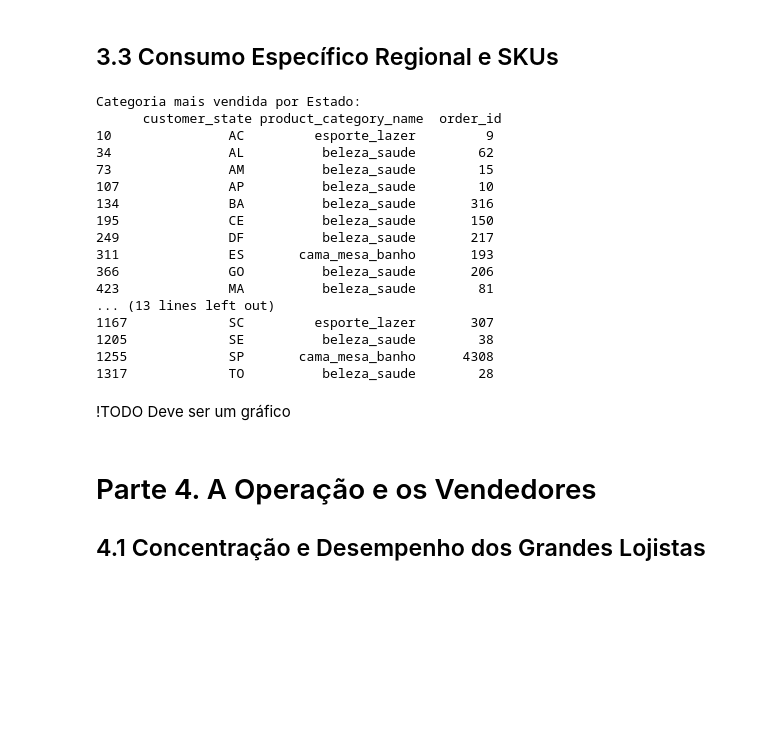
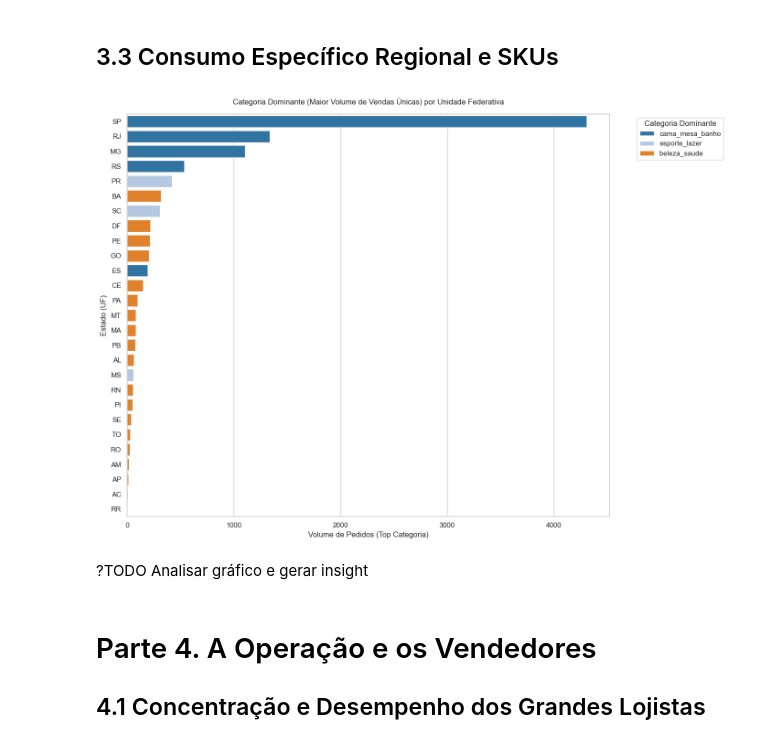
Before and after one commit to NikolasTesch/DesafioRadar, a Jupyter notebook: notebooks/main_analysis.ipynb, the cells around one changed output. Drawn from its saved outputs; the diff is of its cells as text; code cells hidden in the pictures; blank space fills up the shorter version.

```diff
--- a/notebooks/main_analysis.ipynb
+++ b/notebooks/main_analysis.ipynb
@@ -323,30 +345,24 @@ if 'product_photos_qty' in df.columns and 'review_score' in df.columns:
 # %%
 # Categoria com maior interesse por estado
 if 'customer_state' in df.columns and 'product_category_name' in df.columns:
     cat_uf = df.groupby(['customer_state', 'product_category_name'])['order_id'].nunique().reset_index()
     cat_uf = cat_uf.sort_values(['customer_state', 'order_id'], ascending=[True, False])
     top_cat_uf = cat_uf.groupby('customer_state').head(1)
-    print("\nCategoria mais vendida por Estado:\n", top_cat_uf)
+    top_cat_uf = top_cat_uf.sort_values('order_id', ascending=False)
+
+    plt.figure(figsize=(14, 10))
+    sns.barplot(data=top_cat_uf, x='order_id', y='customer_state', hue='product_category_name', dodge=False, palette='tab20')
+    plt.title('Categoria Dominante (Maior Volume de Vendas Únicas) por Unidade Federativa', pad=15)
+    plt.xlabel('Volume de Pedidos (Top Categoria)')
+    plt.ylabel('Estado (UF)')
+    plt.legend(title='Categoria Dominante', bbox_to_anchor=(1.05, 1), loc='upper left')
+    plt.tight_layout()
+    plt.savefig('results/24_cat_dominante_uf.png', bbox_inches='tight')
+    plt.show()
 # %% [output]
-Categoria mais vendida por Estado:
-      customer_state product_category_name  order_id
-10               AC         esporte_lazer         9
-34               AL          beleza_saude        62
-73               AM          beleza_saude        15
-107              AP          beleza_saude        10
-134              BA          beleza_saude       316
-195              CE          beleza_saude       150
-249              DF          beleza_saude       217
-311              ES       cama_mesa_banho       193
-366              GO          beleza_saude       206
-423              MA          beleza_saude        81
-... (13 lines left out)
-1167             SC         esporte_lazer       307
-1205             SE          beleza_saude        38
-1255             SP       cama_mesa_banho      4308
-1317             TO          beleza_saude        28
+[figure, added]
 # %% [markdown]
-!TODO Deve ser um gráfico
+?TODO Analisar gráfico e gerar insight
 # %% [markdown]
 # Parte 4. A Operação e os Vendedores
 
```
Also changed, not shown: parts of 54 cells of this notebook.
